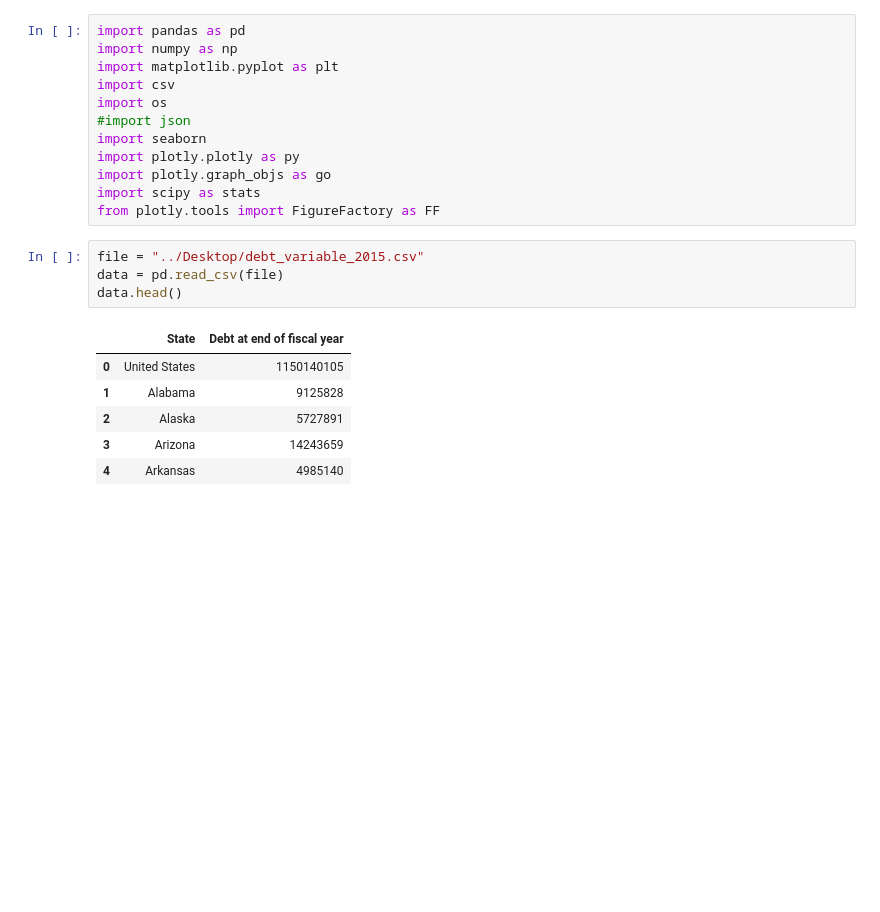
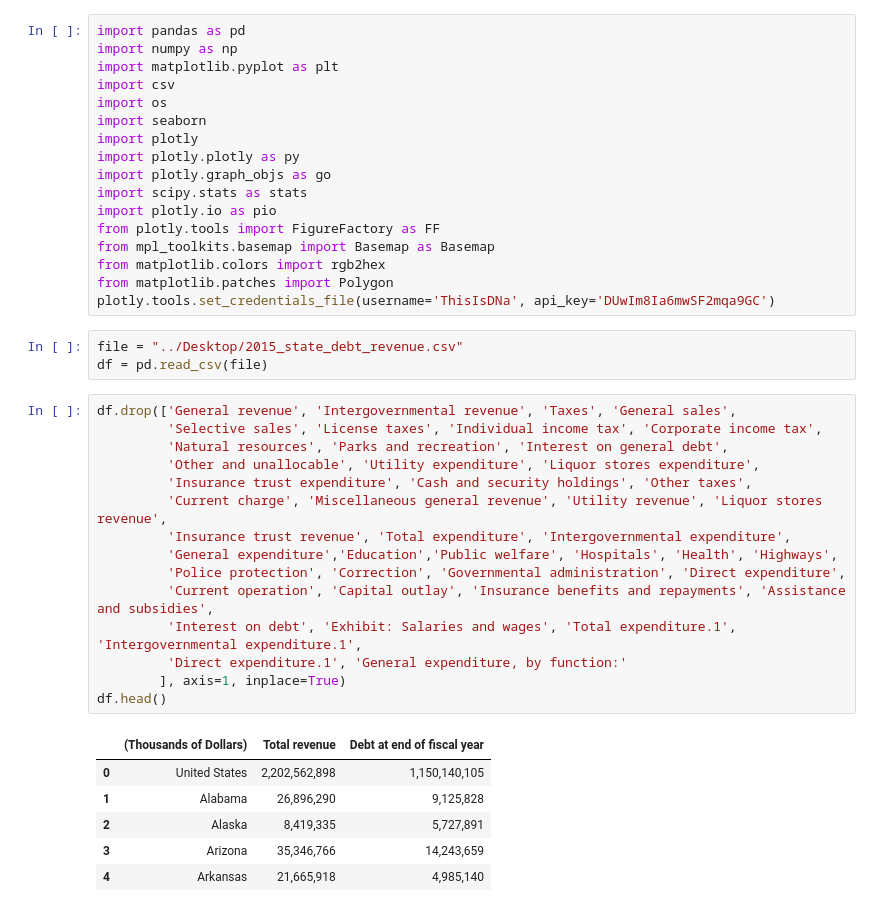
Before and after one commit to drbeaman/project1_group_e, a Jupyter notebook: Resources/employment/ACS_15_5YR_S2301/Debt/Debt_Variable.ipynb, the cells around one changed output. Drawn from its saved outputs; the diff is of its cells as text; blank space fills up the shorter version.

```diff
--- a/Resources/employment/ACS_15_5YR_S2301/Debt/Debt_Variable.ipynb
+++ b/Resources/employment/ACS_15_5YR_S2301/Debt/Debt_Variable.ipynb
@@ -28,20 +4,39 @@ import numpy as np
 import matplotlib.pyplot as plt
 import csv
 import os
-#import json
 import seaborn
+import plotly
 import plotly.plotly as py
 import plotly.graph_objs as go
-import scipy as stats
+import scipy.stats as stats
+import plotly.io as pio
 from plotly.tools import FigureFactory as FF
+from mpl_toolkits.basemap import Basemap as Basemap
+from matplotlib.colors import rgb2hex
+from matplotlib.patches import Polygon
+plotly.tools.set_credentials_file(username='ThisIsDNa', api_key='DUwIm8Ia6mwSF2mqa9GC')
 # %%
-file = "../Desktop/debt_variable_2015.csv"
-data = pd.read_csv(file)
-data.head()
+file = "../Desktop/2015_state_debt_revenue.csv"
+df = pd.read_csv(file)
-# %% [output]
-|  | State | Debt at end of fiscal year |
-| 0 | United States | 1150140105 |
-| 1 | Alabama | 9125828 |
-| 2 | Alaska | 5727891 |
-| 3 | Arizona | 14243659 |
-| 4 | Arkansas | 4985140 |
+# %%
+df.drop(['General revenue', 'Intergovernmental revenue', 'Taxes', 'General sales',
+         'Selective sales', 'License taxes', 'Individual income tax', 'Corporate income tax',
+         'Natural resources', 'Parks and recreation', 'Interest on general debt',
+         'Other and unallocable', 'Utility expenditure', 'Liquor stores expenditure',
+         'Insurance trust expenditure', 'Cash and security holdings', 'Other taxes',
+         'Current charge', 'Miscellaneous general revenue', 'Utility revenue', 'Liquor stores revenue',
+         'Insurance trust revenue', 'Total expenditure', 'Intergovernmental expenditure',
+         'General expenditure','Education','Public welfare', 'Hospitals', 'Health', 'Highways',
+         'Police protection', 'Correction', 'Governmental administration', 'Direct expenditure',
+         'Current operation', 'Capital outlay', 'Insurance benefits and repayments', 'Assistance and subsidies',
+         'Interest on debt', 'Exhibit: Salaries and wages', 'Total expenditure.1', 'Intergovernmental expenditure.1',
+         'Direct expenditure.1', 'General expenditure, by function:'
+        ], axis=1, inplace=True)
+df.head()
+# %% [output]
+|  | (Thousands of Dollars) | Total revenue | Debt at end of fiscal year |
+| 0 | United States | 2,202,562,898 | 1,150,140,105 |
+| 1 | Alabama | 26,896,290 | 9,125,828 |
+| 2 | Alaska | 8,419,335 | 5,727,891 |
+| 3 | Arizona | 35,346,766 | 14,243,659 |
+| 4 | Arkansas | 21,665,918 | 4,985,140 |
```
Also changed, not shown: parts of 18 cells of this notebook.
